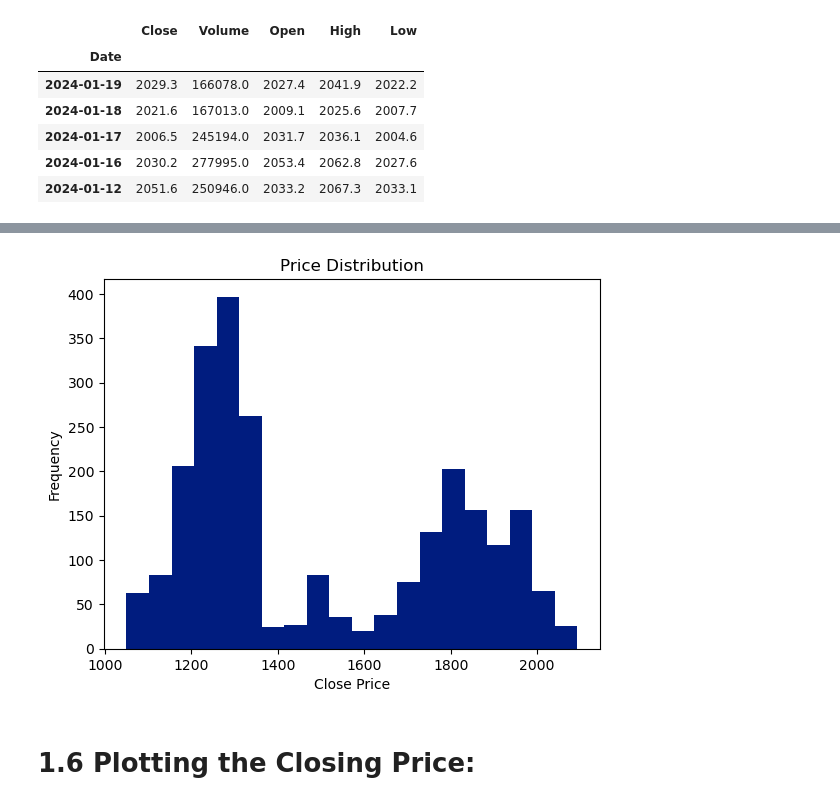
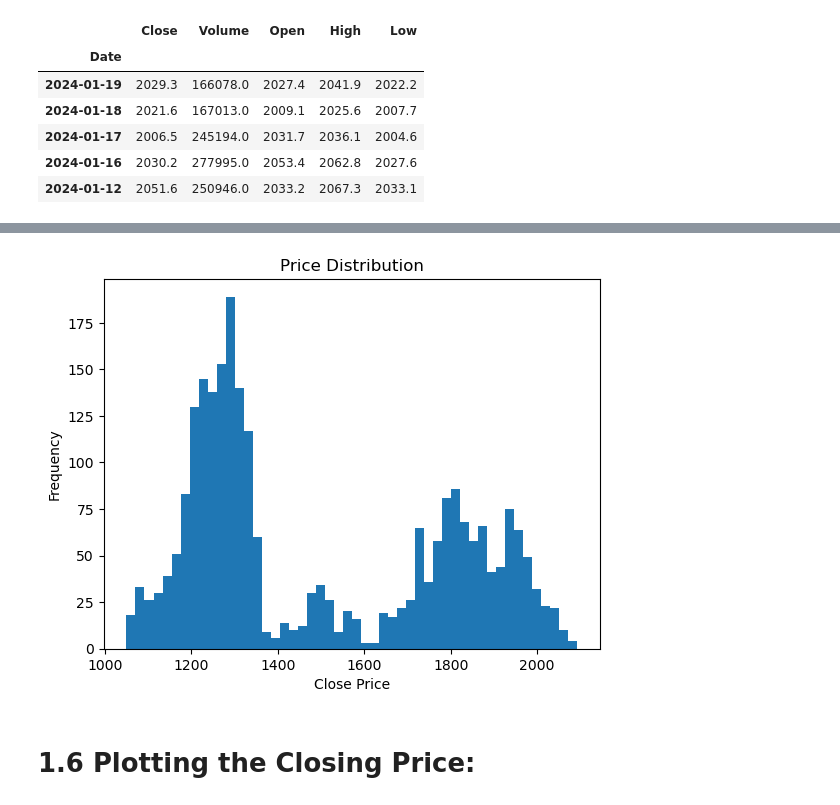
Before and after one commit to Rahad0Islam/Gold---price--prediction, a Jupyter notebook: Gold Price Prediction Using ARIMA Model.ipynb, the cells around one changed output, grey strips where cells are left out. Drawn from its saved outputs; the diff is of its cells as text; code cells hidden in the pictures.

```diff
--- a/Gold Price Prediction Using ARIMA Model.ipynb
+++ b/Gold Price Prediction Using ARIMA Model.ipynb
@@ -197,11 +242,11 @@ plt.show()
 # %%
-plt.hist(df['Close'], bins=20)
+plt.hist(df['Close'], bins=50)
 plt.title("Price Distribution")
 plt.xlabel("Close Price")
 plt.ylabel("Frequency")
 plt.show()
 # %% [output]
-[figure, old version]
+[figure, new version]
 # %% [markdown]
 # 1.6 Plotting the Closing Price:
 # %%
```
Also changed, not shown: parts of 15 cells of this notebook.
